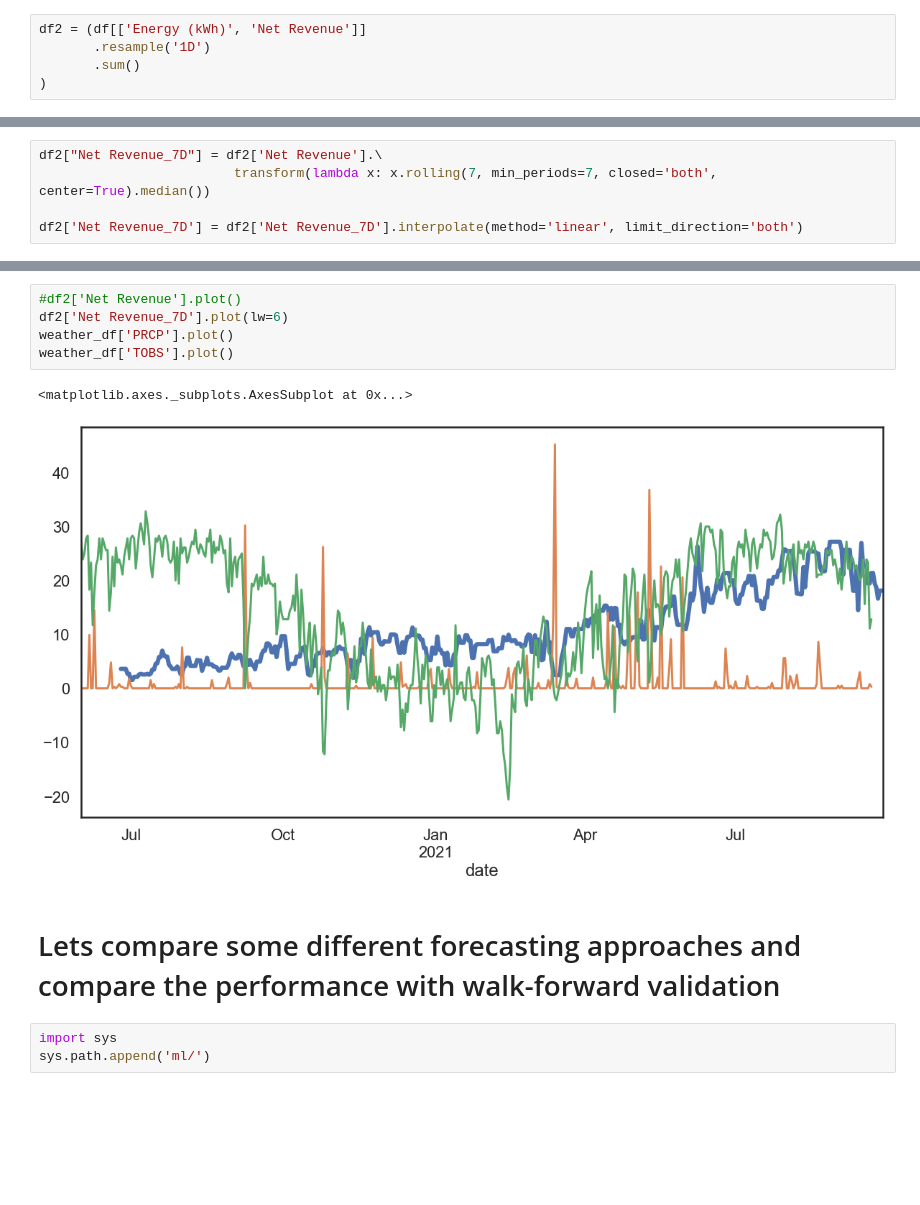
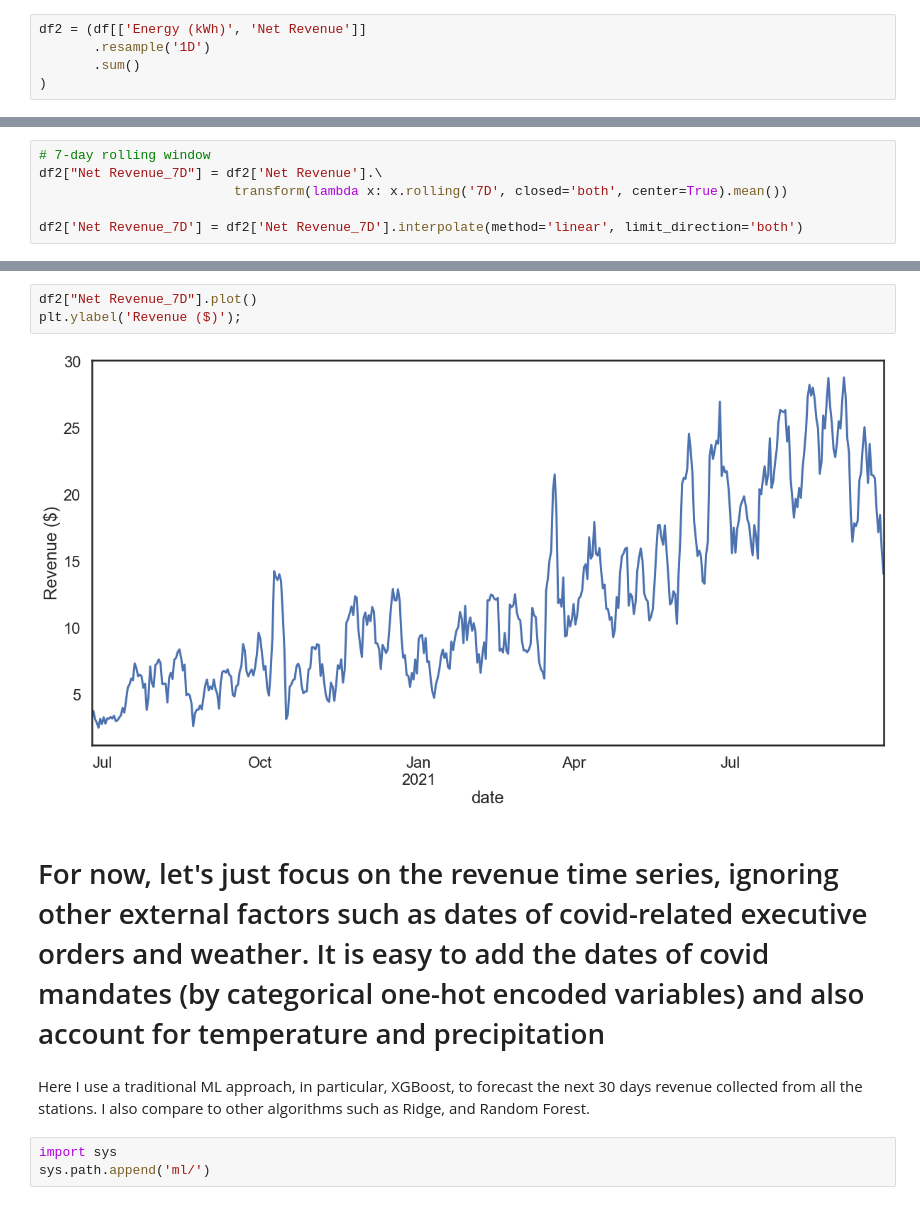
Before and after one commit to davidfox87/EV_forecasting, a Jupyter notebook: EDA_ML.ipynb, the cells around one changed output, grey strips where cells are left out. Cells and saved outputs as stored; diff of their text form; blank space fills up the shorter version.

```diff
--- a/EDA_ML.ipynb
+++ b/EDA_ML.ipynb
@@ -116,5 +88,6 @@ dtype: int64
 # %%
+# 7-day rolling window
 df2["Net Revenue_7D"] = df2['Net Revenue'].\
-                         transform(lambda x: x.rolling(7, min_periods=7, closed='both', center=True).median())
+                         transform(lambda x: x.rolling('7D', closed='both', center=True).mean())
 
 df2['Net Revenue_7D'] = df2['Net Revenue_7D'].interpolate(method='linear', limit_direction='both')
@@ -124,13 +94,12 @@ It looks like a prolonged period of rainfall during Apr and May led to a dip in
-# %%
-#df2['Net Revenue'].plot()
-df2['Net Revenue_7D'].plot(lw=6)
-weather_df['PRCP'].plot()
-weather_df['TOBS'].plot()
-# %% [output]
-<matplotlib.axes._subplots.AxesSubplot at 0x...>
-[figure, removed]
-# %% [markdown]
-# Lets compare some different forecasting approaches and compare the performance with walk-forward validation
+# %%
+df2["Net Revenue_7D"].plot()
+plt.ylabel('Revenue ($)');
+# %% [output]
+[figure, added]
+# %% [markdown]
+# For now, let's just focus on the revenue time series, ignoring other external factors such as dates of covid-related executive orders and weather. It is easy to add the dates of covid mandates (by categorical one-hot encoded variables) and also account for temperature and precipitation
+# %% [markdown]
+Here I use a traditional ML approach, in particular, XGBoost, to forecast the next 30 days revenue collected from all the stations. I also compare to other algorithms such as Ridge, and Random Forest.
 # %%
 import sys
 sys.path.append('ml/')
```
Also changed, not shown: parts of 88 cells of this notebook, 3 other files.
